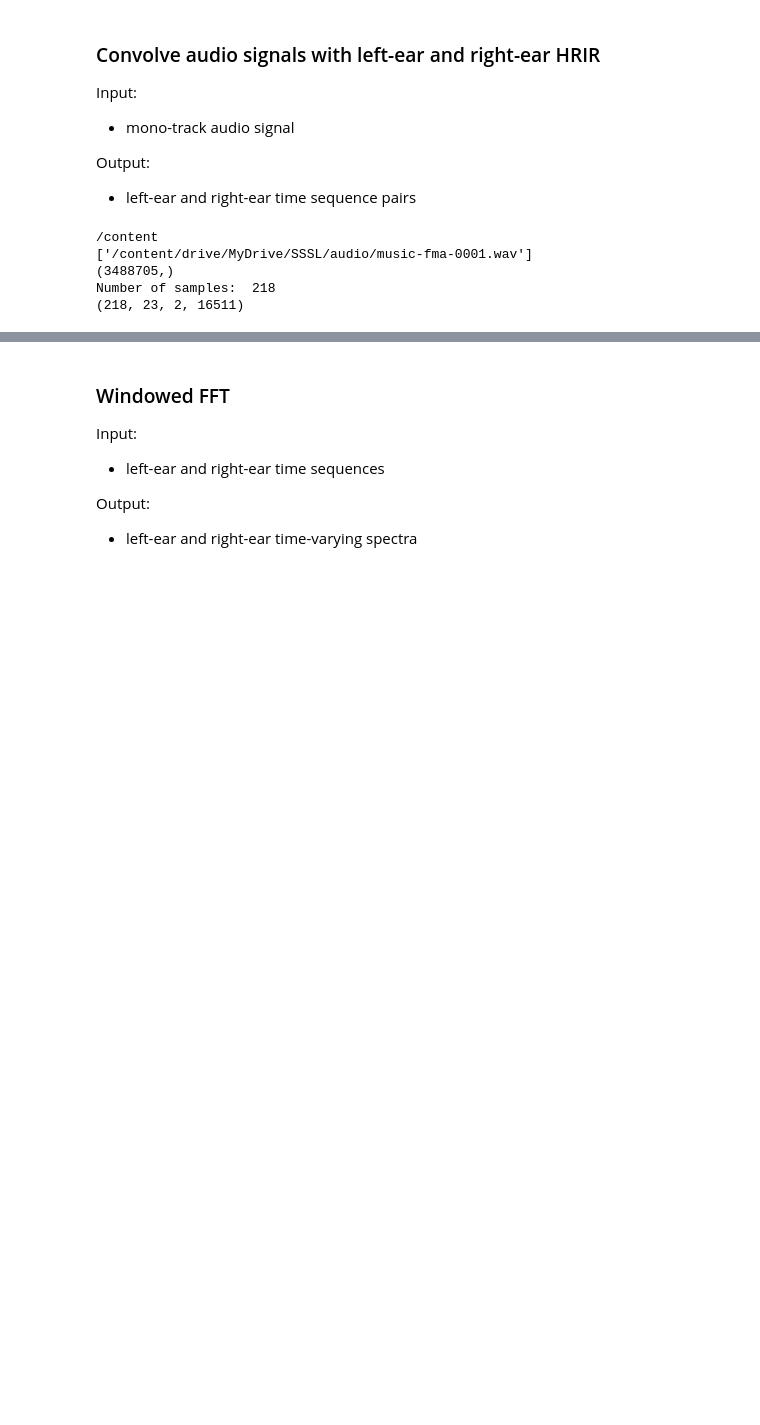
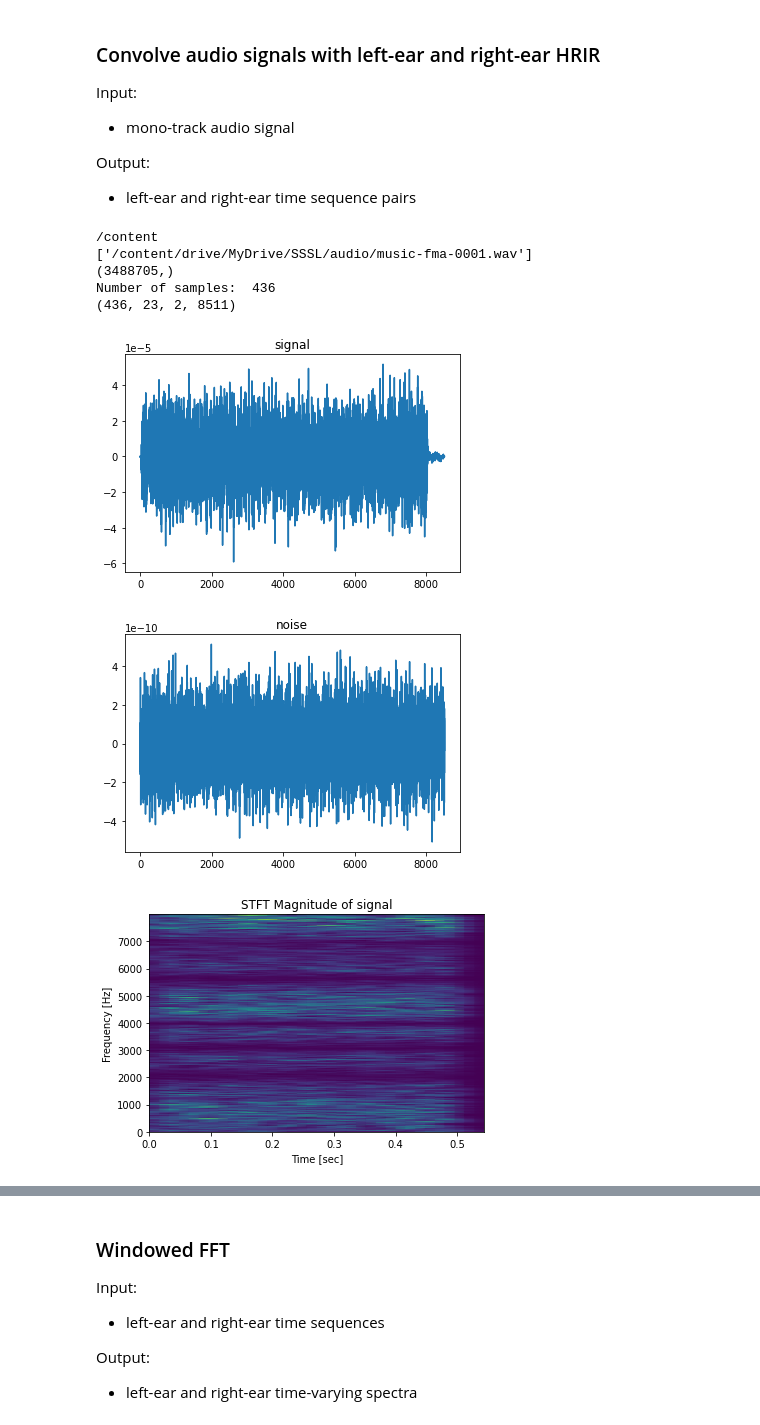
Before and after one commit to walkeronwater/Simultaneous-Sound-Sources-Localisation-Transformer, a Jupyter notebook: SSSL_Colab.ipynb, the cells around one changed output, grey strips where cells are left out. Drawn from its saved outputs; the diff is of its cells as text; code cells hidden in the pictures; blank space fills up the shorter version.

```diff
--- a/SSSL_Colab.ipynb
+++ b/SSSL_Colab.ipynb
@@ -104,7 +104,7 @@ sigPairSet = []
 audioIndex = -1
 Nloc = 23 #hrirSet.shape[1]
 lenHRIR = hrirSet.shape[-1]
-valSNR = 10
+valSNR = 100
 
 for audioPath in path:
     audioIndex += 1
@@ -113,7 +113,7 @@ for audioPath in path:
     # audioSliceList = [range(sampleRate//1*i, sampleRate//1*(i+1)) for i in range(1, data.shape[-1]//(sampleRate//1))]
     # audioSliceList = [range(sampleRate*i, sampleRate*(i+1)) for i in range(180)]
 
-    lenSlice =round(sampleRate * 1)
+    lenSlice =round(sampleRate * 0.5)
     lenAudio = data.shape[-1]
     audioSliceList = [range(lenSlice*i, lenSlice *(i+1)) for i in range(lenAudio//lenSlice)]
 
@@ -138,36 +138,67 @@ for audioPath in path:
             sigLeft = np.convolve(audio, hrirSet[locIndex, 0])
             sigRight = np.convolve(audio, hrirSet[locIndex, 1])
 
             sigLeft = sigLeft.reshape(1, sigLeft.shape[0])
             sigRight = sigRight.reshape(1, sigRight.shape[0])
 
-            noiseLeftRMS = np.sqrt(np.mean(sigLeft**2)/np.power(10,valSNR/10))
-            noiseRightRMS = np.sqrt(np.mean(sigRight**2)/np.power(10,valSNR/10))
-            noiseLeft = np.random.normal(0, noiseLeftRMS, sigLeft.shape)
-            noiseRight = np.random.normal(0, noiseRightRMS, sigRight.shape)
+            sigLeftPower = 10*np.log10(np.mean(np.power(sigLeft, 2)))
+            sigRightPower = 10*np.log10(np.mean(np.power(sigRight, 2)))
+            noiseLeftPower = np.power(10, (sigLeftPower - valSNR)/10)
+            noiseRightPower = np.power(10, (sigRightPower - valSNR)/10)
+
+            noiseLeft = np.random.normal(0, np.sqrt(noiseLeftPower), sigLeft.shape)
+            noiseRight = np.random.normal(0, np.sqrt(noiseRightPower), sigRight.shape)
 
             # noiseIntensityLeft = sigLeft.max()*ampSNR
             # noiseIntensityRight = sigRight.max()*ampSNR
 
             # noiseLeft = [noiseIntensityLeft * gauss(0.0, 1.0) for _ in range(lenAfterConv)]
             # noiseLeft = np.array(noiseLeft).reshape(sigLeft.shape)
             # noiseRight = [noiseIntensityRight * gauss(0.0, 1.0) for _ in range(lenAfterConv)]
             # noiseRight = np.array(noiseRight).reshape(sigRight.shape)
 
             sigPair[sliceIndex, locIndex, 0] = sigLeft + noiseLeft
             sigPair[sliceIndex, locIndex, 1] = sigRight + noiseRight
 
     # sigPairSet.append(sigPair)
 
 # # (slice no., left/right, 187 locations, signal length)
 # sigPairSet = np.array(sigPairSet)
 # tempShape = sigPairSet.shape
 
 # sigPairSet = sigPairSet.reshape((tempShape[0],tempShape[2],tempShape[1],tempShape[3]))
 # print(sigPairSet.shape)
+
+from scipy import signal
+# import random
+
+plt.plot(sigRight[0])
+plt.title("signal")
+plt.show()
+
+plt.plot(noiseRight[0])
+plt.title("noise")
+plt.show()
+
+f, t, Zxx = signal.stft(sigRight[0], sampleRate, nperseg=1023)
+plt.pcolormesh(t, f, np.abs(Zxx), shading='gouraud')
+plt.title('STFT Magnitude of signal')
+plt.ylabel('Frequency [Hz]')
+plt.xlabel('Time [sec]')
+plt.show()
+
+f, t, Zxx = signal.stft(noiseRight[0], sampleRate, nperseg=1023)
+plt.pcolormesh(t, f, np.abs(Zxx), shading='gouraud')
+plt.title('STFT Magnitude of noise')
+plt.ylabel('Frequency [Hz]')
+plt.xlabel('Time [sec]')
+plt.show()
 # %% [output]
 /content
 ['/content/drive/MyDrive/SSSL/audio/music-fma-0001.wav']
 (3488705,)
-Number of samples:  218
-(218, 23, 2, 16511)
+Number of samples:  436
+(436, 23, 2, 8511)
+[figure, added]
+[figure, added]
+[figure, added]
```
Also changed, not shown: parts of 20 cells of this notebook.
